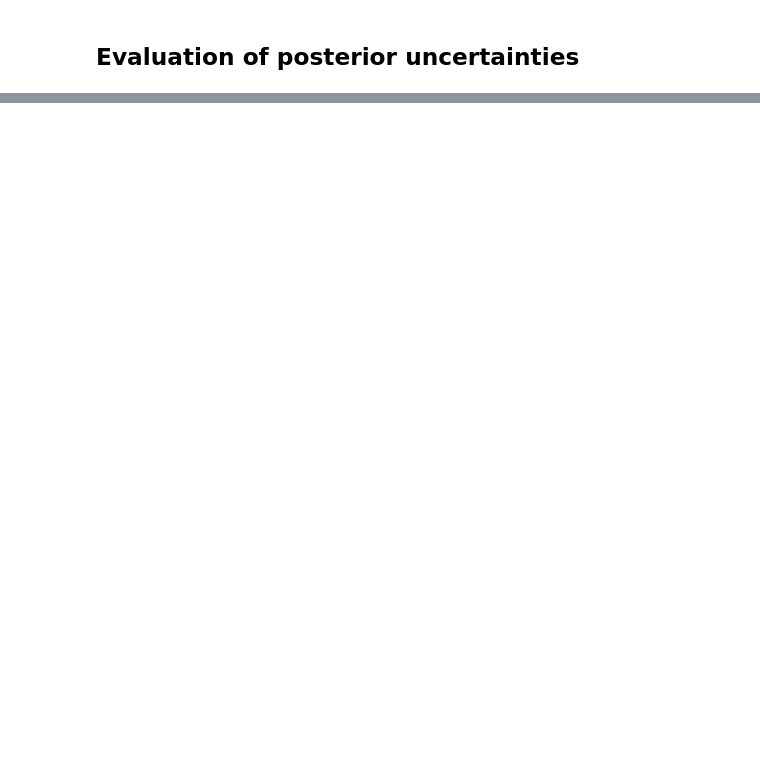
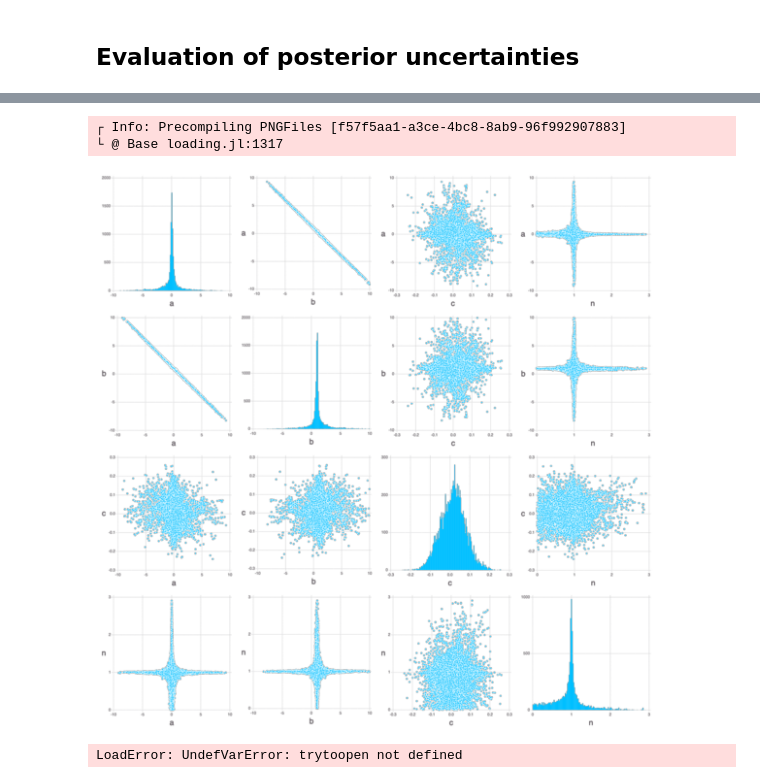
Before and after one commit to madsjulia/Mads.jl, a Jupyter notebook: notebooks/model_diagnostics.ipynb, the cells around one changed output, grey strips where cells are left out. Drawn from its saved outputs; the diff is of its cells as text; code cells hidden in the pictures; blank space fills up the shorter version.

```diff
--- a/notebooks/model_diagnostics.ipynb
+++ b/notebooks/model_diagnostics.ipynb
@@ -184,0 +158,7 @@ StackOverflowError:┌ Warning: Gadfly failed!
+# %%
+Mads.display("emcee_scatter.png")
+# %% [output]
+┌ Info: Precompiling PNGFiles [f57f5aa1-a3ce-4bc8-8ab9-96f992907883]
+└ @ Base loading.jl:1317
+[figure, added]
+LoadError: UndefVarError: trytoopen not defined
```
Also changed, not shown: parts of 14 cells of this notebook, 1 other file.
